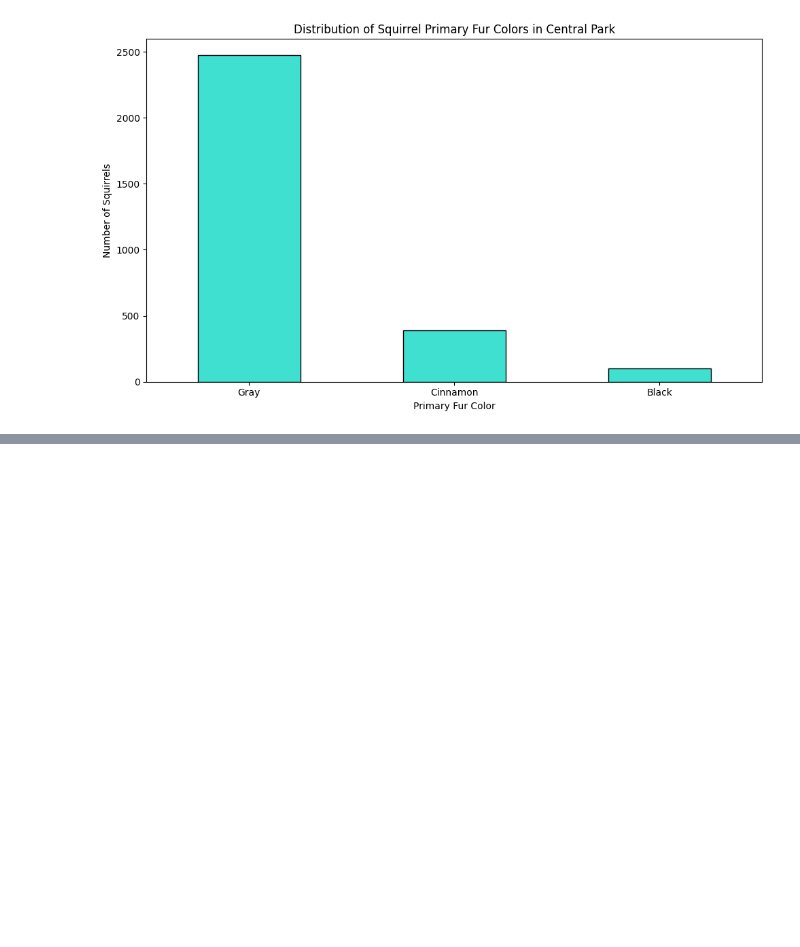
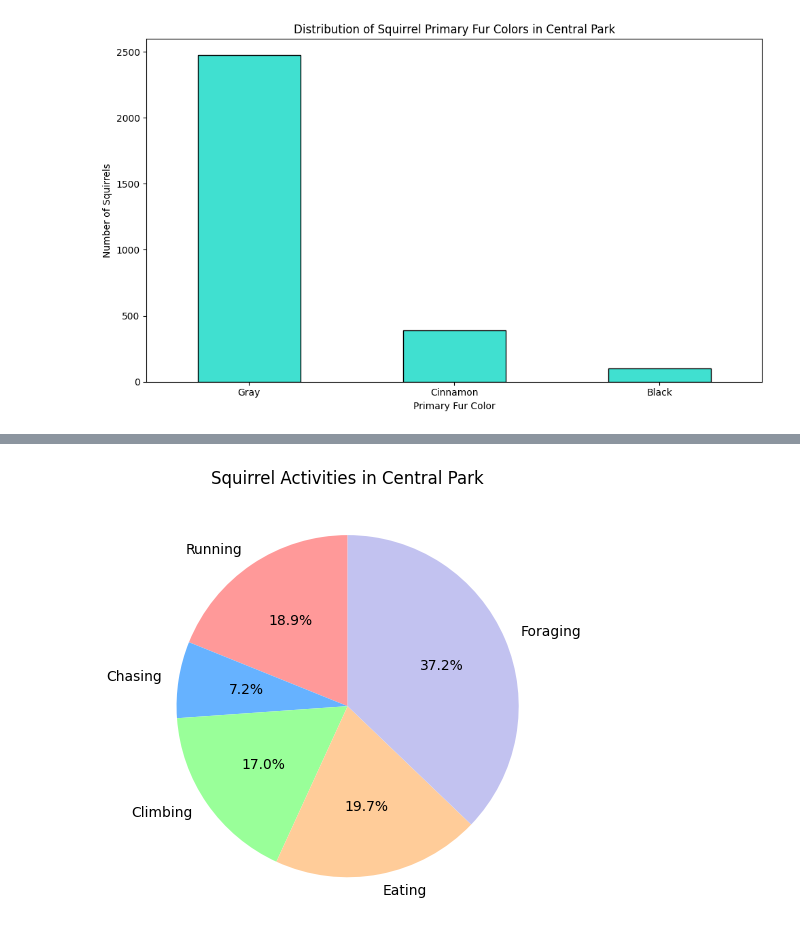
Before and after one commit to kardolus/opendata, a Jupyter notebook: notebooks/squirrel_census.ipynb, the cells around one changed output, grey strips where cells are left out. Saved outputs shown, nothing was run; the diff lists cells and outputs as text; code cells hidden in the pictures; blank space fills up the shorter version.

```diff
--- a/notebooks/squirrel_census.ipynb
+++ b/notebooks/squirrel_census.ipynb
@@ -54,0 +102,24 @@ plt.show()
+# %%
+import pandas as pd
+import matplotlib.pyplot as plt
+
+# Load data from the CSV file
+data = pd.read_csv("../data/squirrel_data.csv")
+
+# List of activities to analyze
+activities = ['Running', 'Chasing', 'Climbing', 'Eating', 'Foraging']
+
+# Group by each activity and count True occurrences
+activity_counts = data[activities].sum()
+
+# Create pie chart
+fig, ax = plt.subplots()
+activity_counts.plot(kind='pie', ax=ax, labels=activity_counts.index, autopct='%1.1f%%', startangle=90, colors=['#FF9999', '#66B2FF', '#99FF99', '#FFCC99', '#c2c2f0'])
+ax.set_ylabel('')  # Removes the default 'None' ylabel
+plt.title("Squirrel Activities in Central Park")
+plt.tight_layout()
+
+# Display the plot
+plt.show()
+# %% [output]
+[figure, added]
```
Also changed, not shown: parts of 2 cells of this notebook, 4 other files.
